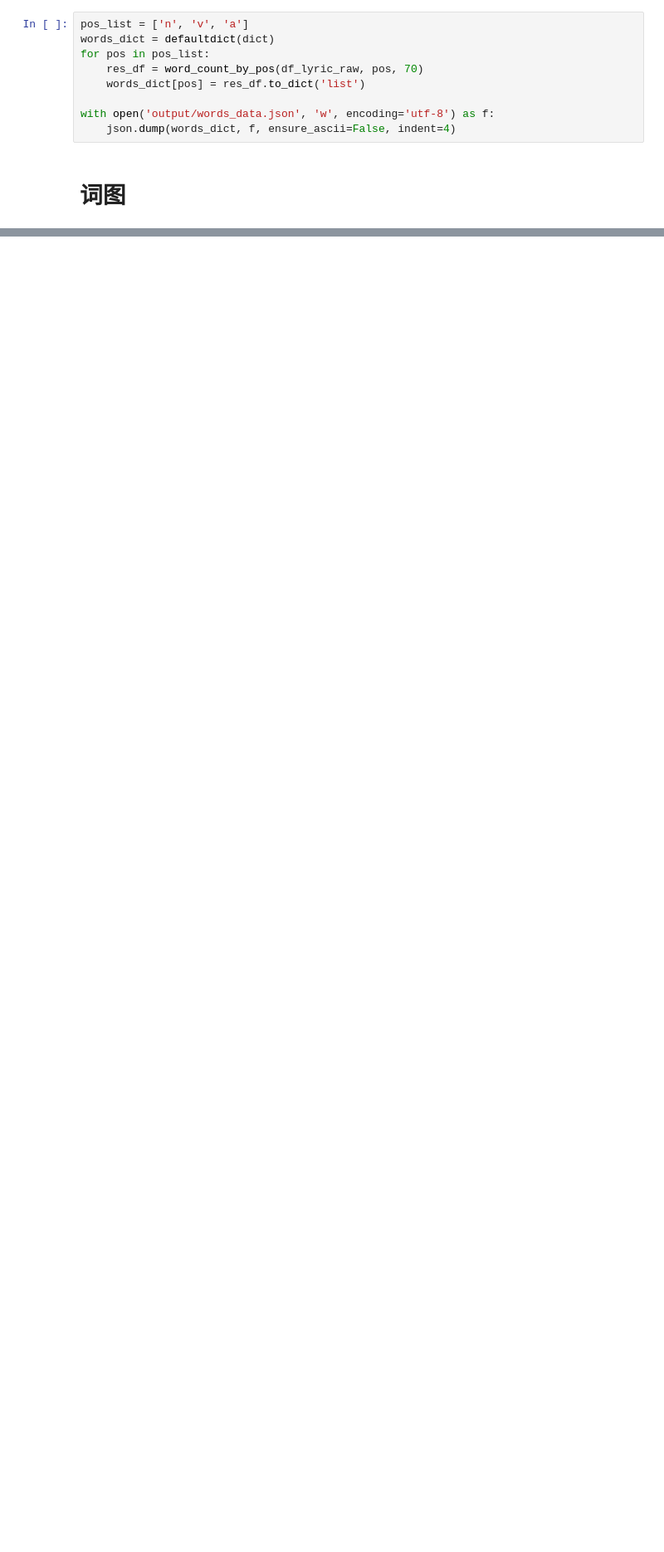
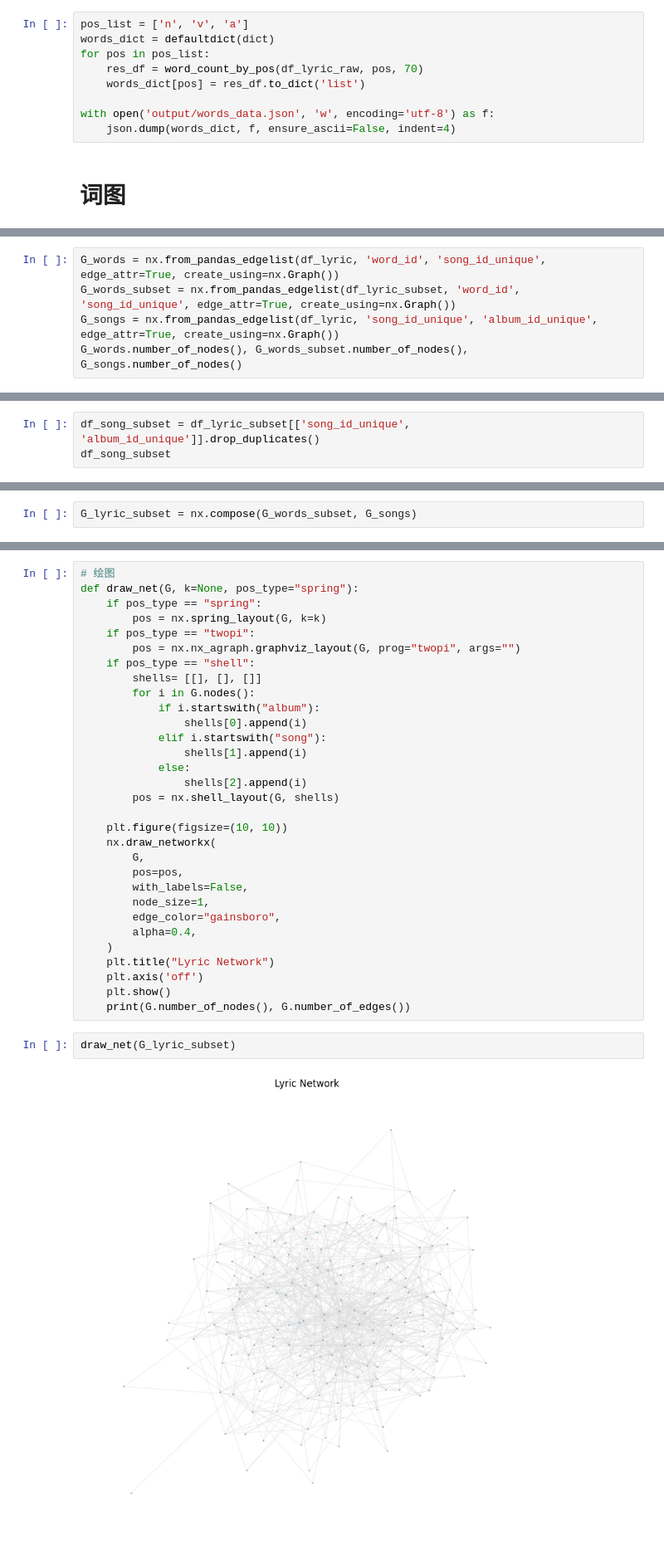
Before and after one commit to Kofi-W/net_charts, a Jupyter notebook: songs/mayday/data_analysis.ipynb, the cells around one changed output, grey strips where cells are left out. Shown at 83% size. Saved outputs shown, nothing was run; the diff lists cells and outputs as text; blank space fills up the shorter version.

```diff
--- a/songs/mayday/data_analysis.ipynb
+++ b/songs/mayday/data_analysis.ipynb
@@ -330,0 +484,5 @@ word_count_by_pos(df_lyric_raw, 'n', words_num=None)
+# %%
+G_words = nx.from_pandas_edgelist(df_lyric, 'word_id', 'song_id_unique', edge_attr=True, create_using=nx.Graph())
+G_words_subset = nx.from_pandas_edgelist(df_lyric_subset, 'word_id', 'song_id_unique', edge_attr=True, create_using=nx.Graph())
+G_songs = nx.from_pandas_edgelist(df_lyric, 'song_id_unique', 'album_id_unique', edge_attr=True, create_using=nx.Graph())
+G_words.number_of_nodes(), G_words_subset.number_of_nodes(), G_songs.number_of_nodes()
@@ -330,0 +562,3 @@ word_count_by_pos(df_lyric_raw, 'n', words_num=None)
+# %%
+df_song_subset = df_lyric_subset[['song_id_unique', 'album_id_unique']].drop_duplicates()
+df_song_subset
@@ -330,0 +640,2 @@ word_count_by_pos(df_lyric_raw, 'n', words_num=None)
+# %%
+G_lyric_subset = nx.compose(G_words_subset, G_songs)
@@ -330,0 +646,35 @@ word_count_by_pos(df_lyric_raw, 'n', words_num=None)
+# %%
+# 绘图
+def draw_net(G, k=None, pos_type="spring"):
+    if pos_type == "spring":
+        pos = nx.spring_layout(G, k=k)
+    if pos_type == "twopi":
+        pos = nx.nx_agraph.graphviz_layout(G, prog="twopi", args="")
+    if pos_type == "shell":
+        shells= [[], [], []]
+        for i in G.nodes():
+            if i.startswith("album"):
+                shells[0].append(i)
+            elif i.startswith("song"):
+                shells[1].append(i)
+            else:
+                shells[2].append(i)
+        pos = nx.shell_layout(G, shells)
+
+    plt.figure(figsize=(10, 10))
+    nx.draw_networkx(
+        G,
+        pos=pos,
+        with_labels=False,
+        node_size=1,
+        edge_color="gainsboro",
+        alpha=0.4,
+    )
+    plt.title("Lyric Network")
+    plt.axis('off')
+    plt.show()
+    print(G.number_of_nodes(), G.number_of_edges())
+# %%
+draw_net(G_lyric_subset)
+# %% [output]
+[figure, added]
```
Also changed, not shown: parts of 39 cells of this notebook, 12 other files.
